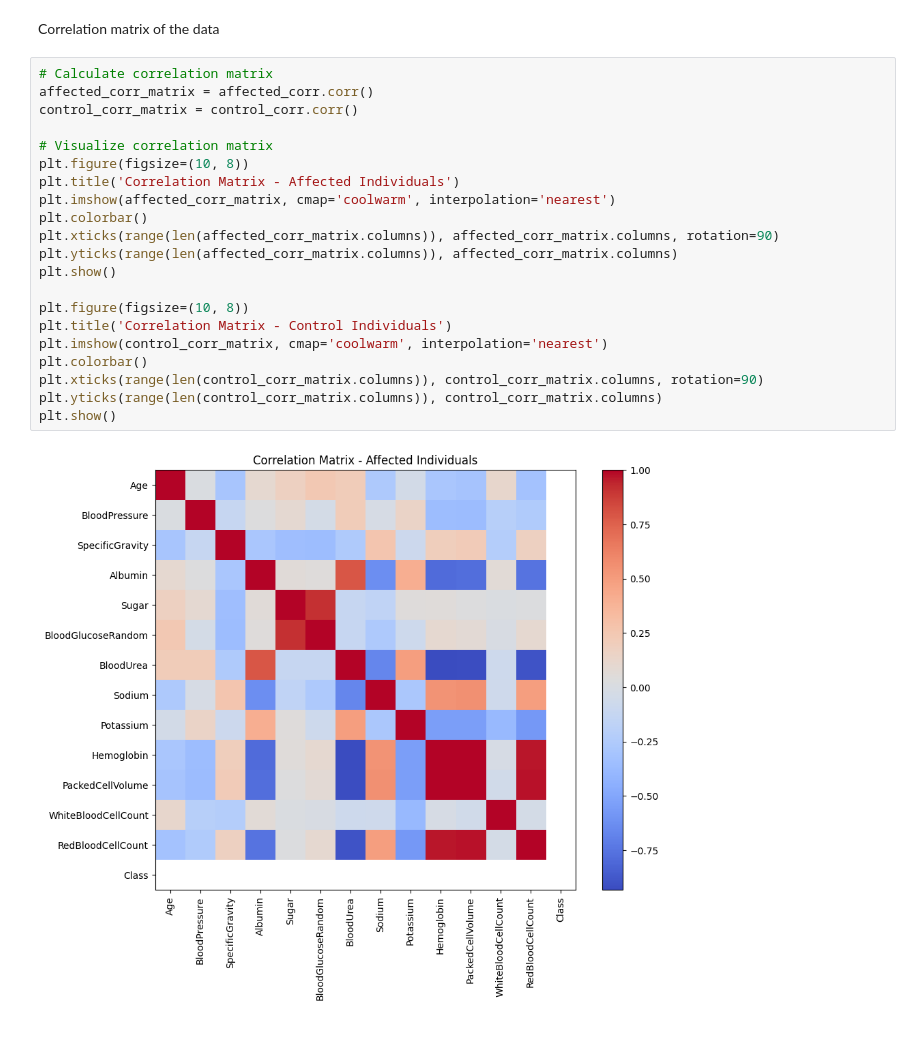
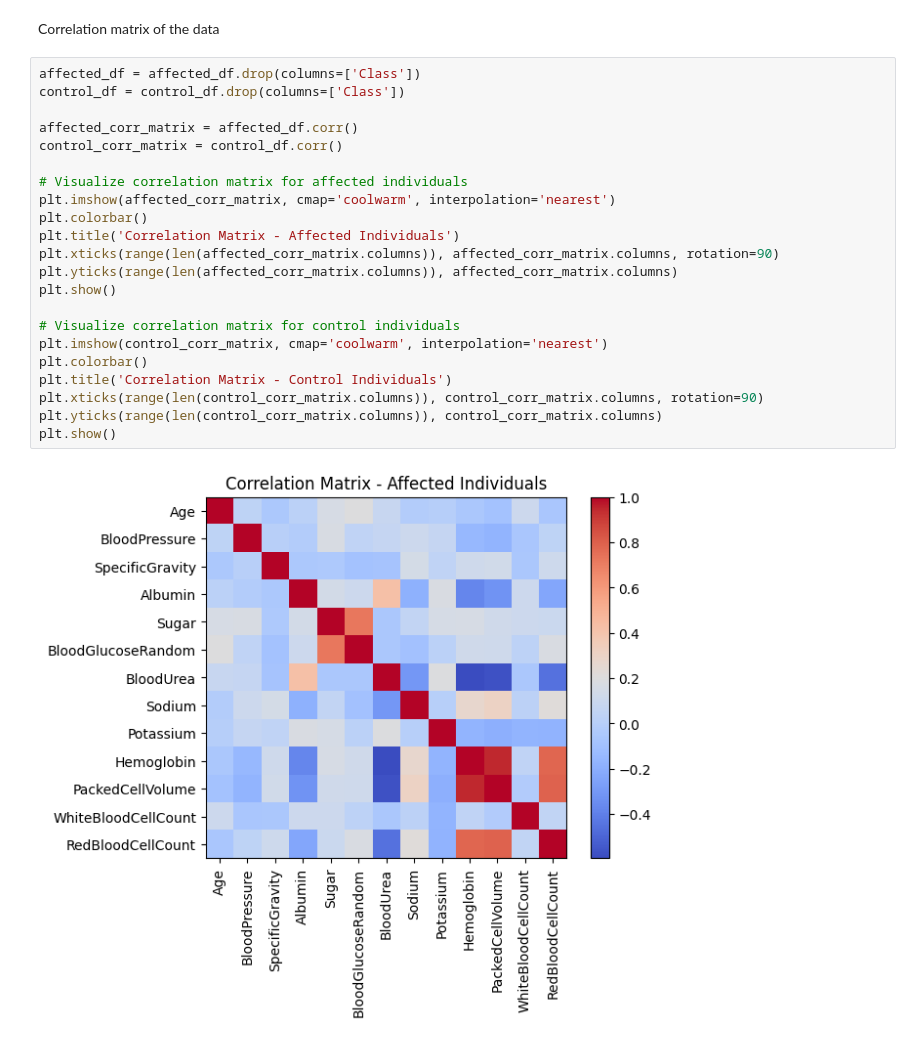
Before and after one commit to vitumake/TX00EY32-3001, a Jupyter notebook: task1.ipynb, the cells around one changed output. Cells and saved outputs as stored; diff of their text form.

```diff
--- a/task1.ipynb
+++ b/task1.ipynb
@@ -133,25 +151,26 @@ Control
 # %% [markdown]
 Correlation matrix of the data
 # %%
-# Calculate correlation matrix
-affected_corr_matrix = affected_corr.corr()
-control_corr_matrix = control_corr.corr()
+affected_df = affected_df.drop(columns=['Class'])
+control_df = control_df.drop(columns=['Class'])
 
-# Visualize correlation matrix
-plt.figure(figsize=(10, 8))
-plt.title('Correlation Matrix - Affected Individuals')
+affected_corr_matrix = affected_df.corr()
+control_corr_matrix = control_df.corr()
+
+# Visualize correlation matrix for affected individuals
 plt.imshow(affected_corr_matrix, cmap='coolwarm', interpolation='nearest')
 plt.colorbar()
+plt.title('Correlation Matrix - Affected Individuals')
 plt.xticks(range(len(affected_corr_matrix.columns)), affected_corr_matrix.columns, rotation=90)
 plt.yticks(range(len(affected_corr_matrix.columns)), affected_corr_matrix.columns)
 plt.show()
 
-plt.figure(figsize=(10, 8))
-plt.title('Correlation Matrix - Control Individuals')
+# Visualize correlation matrix for control individuals
 plt.imshow(control_corr_matrix, cmap='coolwarm', interpolation='nearest')
 plt.colorbar()
+plt.title('Correlation Matrix - Control Individuals')
 plt.xticks(range(len(control_corr_matrix.columns)), control_corr_matrix.columns, rotation=90)
 plt.yticks(range(len(control_corr_matrix.columns)), control_corr_matrix.columns)
 plt.show()
 # %% [output]
-[figure, old version]
+[figure, new version]
```
Also changed, not shown: parts of 3 cells of this notebook.
